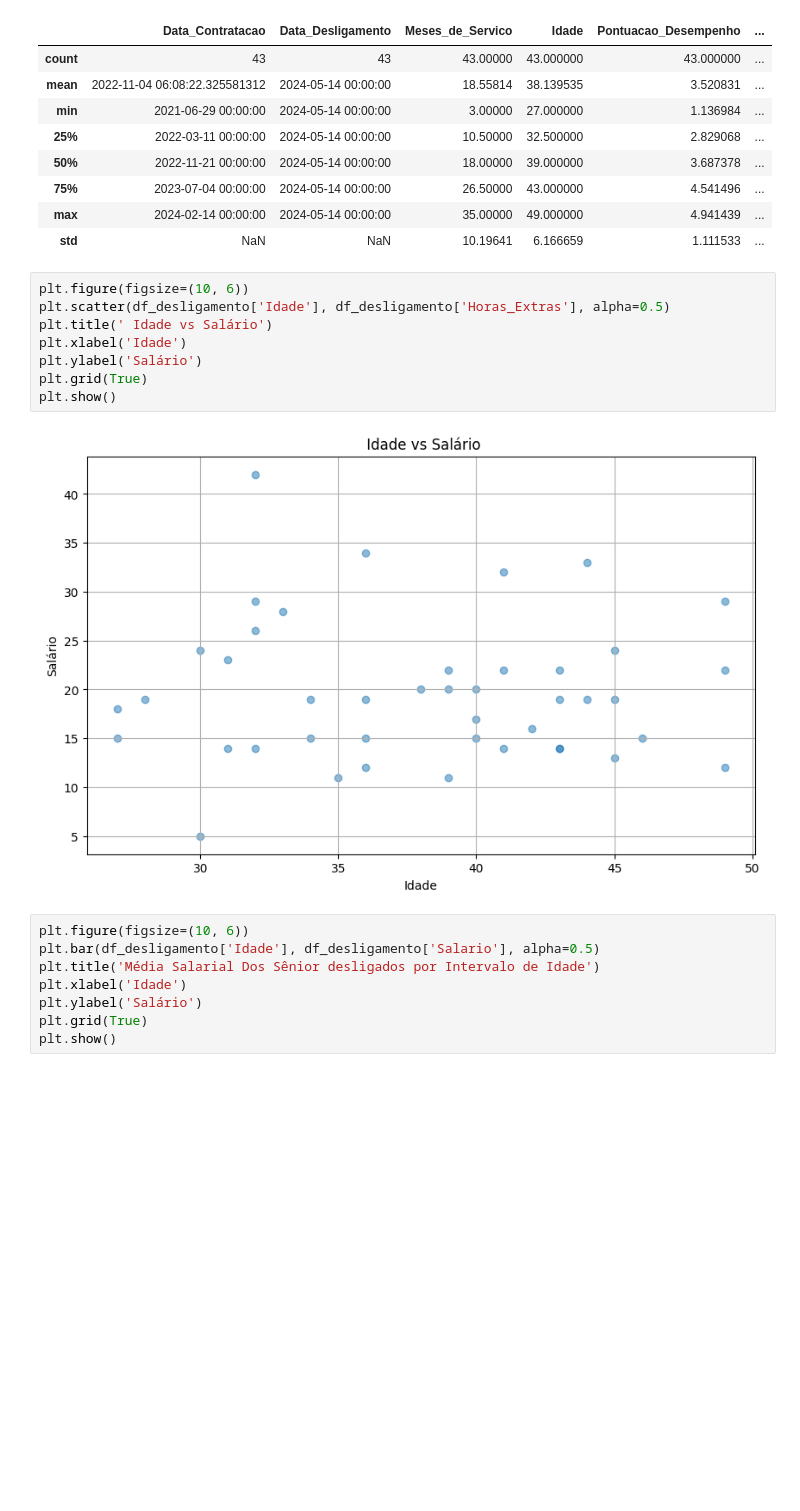
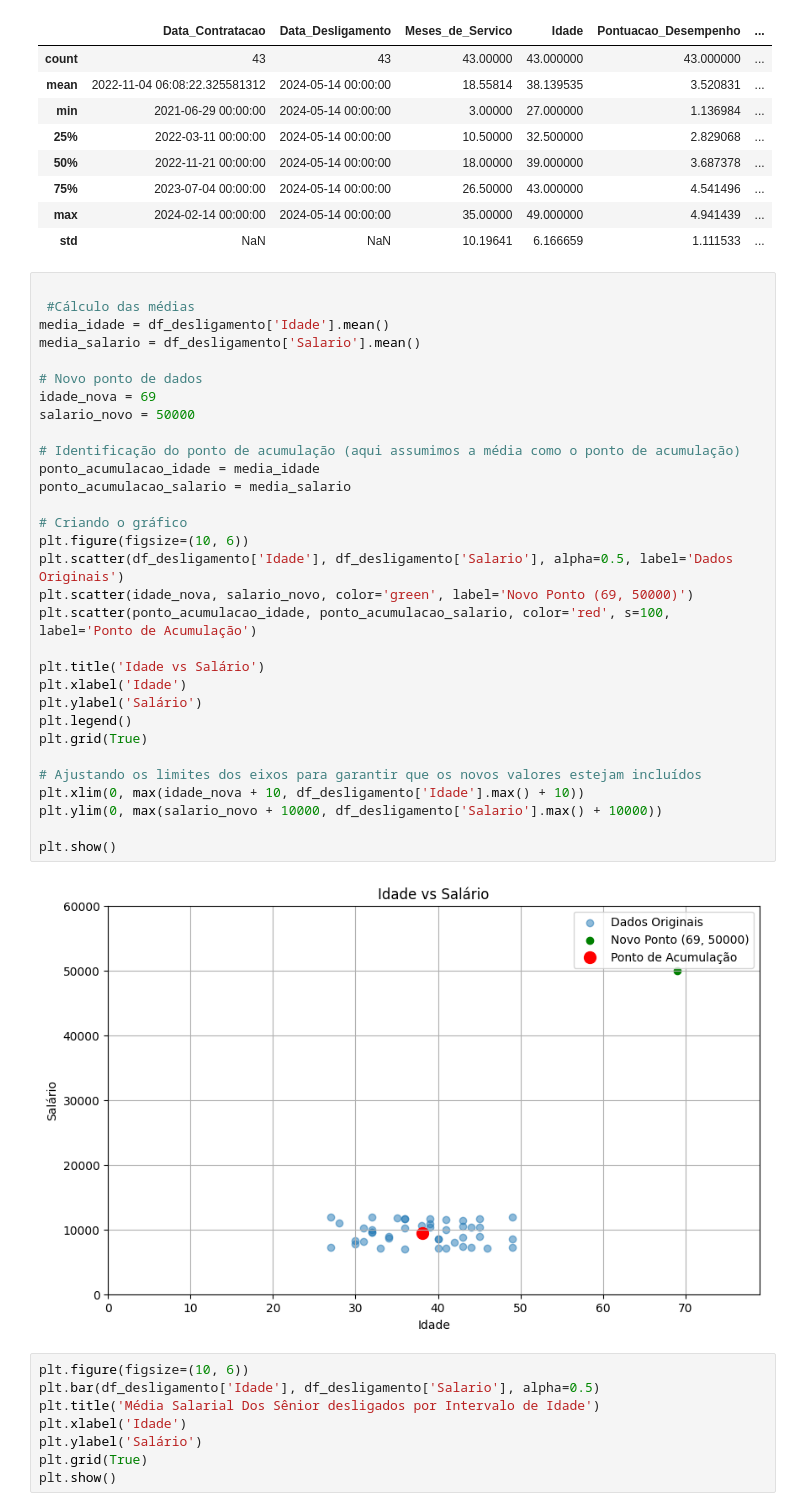
Before and after one commit to maferrepy/Desafio_RH, a Jupyter notebook: desafio_rh.ipynb, the cells around one changed output. Cells and saved outputs as stored; diff of their text form; blank space fills up the shorter version.

```diff
--- a/desafio_rh.ipynb
+++ b/desafio_rh.ipynb
@@ -94,16 +95,39 @@ df_desligamento.describe()
 | 75% | 2023-07-04 00:00:00 | 2024-05-14 00:00:00 | 26.50000 | 43.000000 | 4.541496 | ... |
 | max | 2024-02-14 00:00:00 | 2024-05-14 00:00:00 | 35.00000 | 49.000000 | 4.941439 | ... |
 | std | NaN | NaN | 10.19641 | 6.166659 | 1.111533 | ... |
-# %%
-plt.figure(figsize=(10, 6))
-plt.scatter(df_desligamento['Idade'], df_desligamento['Horas_Extras'], alpha=0.5)
-plt.title(' Idade vs Salário')
-plt.xlabel('Idade')
-plt.ylabel('Salário')
-plt.grid(True)
-plt.show()
-# %% [output]
-[figure, removed]
+# %%
+
+ #Cálculo das médias
+media_idade = df_desligamento['Idade'].mean()
+media_salario = df_desligamento['Salario'].mean()
+
+# Novo ponto de dados
+idade_nova = 69
+salario_novo = 50000
+
+# Identificação do ponto de acumulação (aqui assumimos a média como o ponto de acumulação)
+ponto_acumulacao_idade = media_idade
+ponto_acumulacao_salario = media_salario
+
+# Criando o gráfico
+plt.figure(figsize=(10, 6))
+plt.scatter(df_desligamento['Idade'], df_desligamento['Salario'], alpha=0.5, label='Dados Originais')
+plt.scatter(idade_nova, salario_novo, color='green', label='Novo Ponto (69, 50000)')
+plt.scatter(ponto_acumulacao_idade, ponto_acumulacao_salario, color='red', s=100, label='Ponto de Acumulação')
+
+plt.title('Idade vs Salário')
+plt.xlabel('Idade')
+plt.ylabel('Salário')
+plt.legend()
+plt.grid(True)
+
+# Ajustando os limites dos eixos para garantir que os novos valores estejam incluídos
+plt.xlim(0, max(idade_nova + 10, df_desligamento['Idade'].max() + 10))
+plt.ylim(0, max(salario_novo + 10000, df_desligamento['Salario'].max() + 10000))
+
+plt.show()
+# %% [output]
+[figure, added]
 # %%
 plt.figure(figsize=(10, 6))
 plt.bar(df_desligamento['Idade'], df_desligamento['Salario'], alpha=0.5)
```
Also changed, not shown: parts of 18 cells of this notebook.
